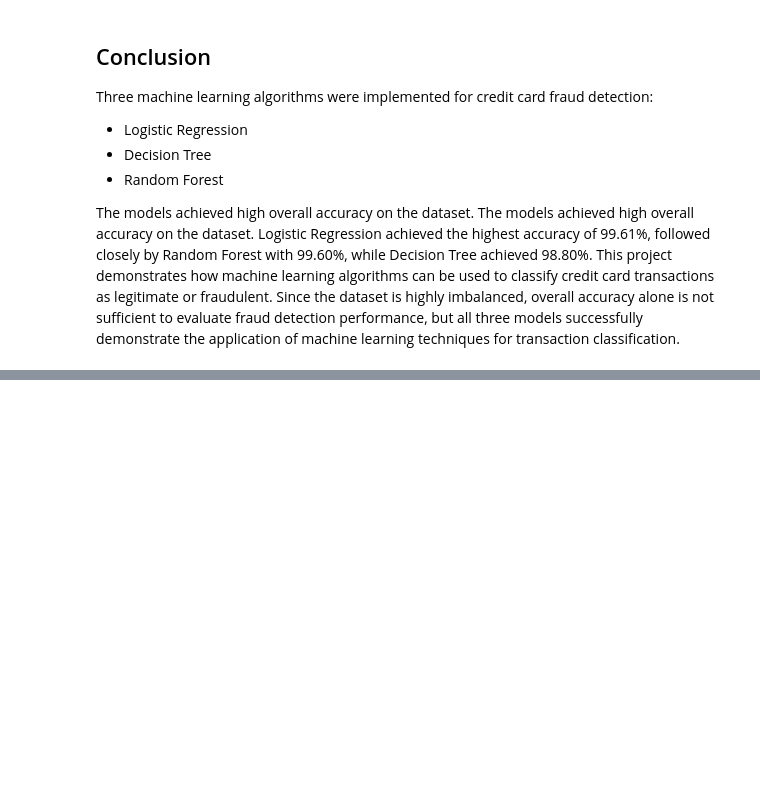
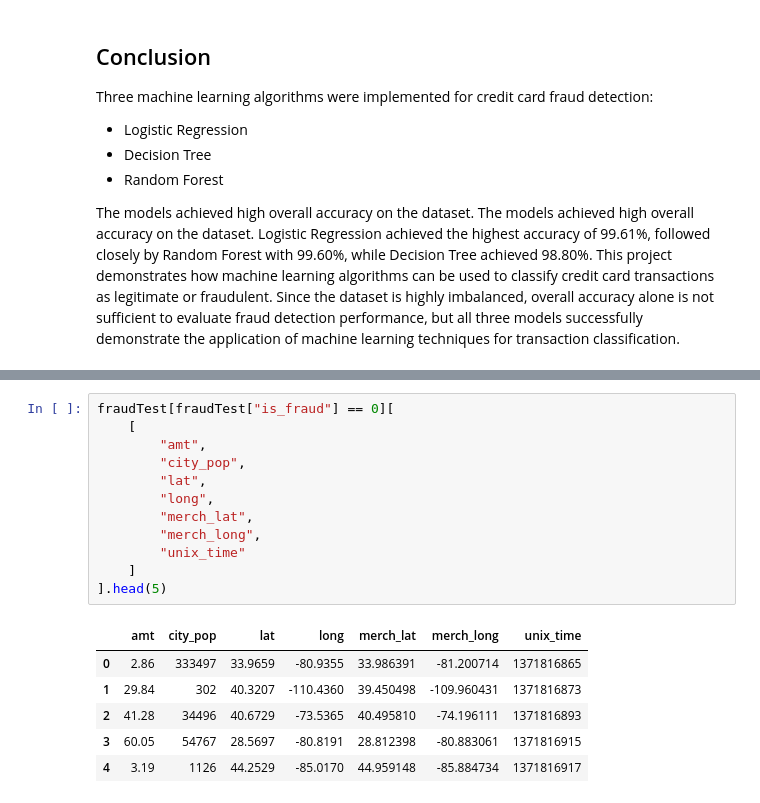
Before and after one commit to vahini7256/CODSOFT_ML_INTERNSHIP, a Jupyter notebook: Task_2_Credit_Card_Fraud_Detection/credit_card_fraud_detection.ipynb, the cells around one changed output, grey strips where cells are left out. Drawn from its saved outputs; the diff is of its cells as text; blank space fills up the shorter version.

```diff
--- a/Task_2_Credit_Card_Fraud_Detection/credit_card_fraud_detection.ipynb
+++ b/Task_2_Credit_Card_Fraud_Detection/credit_card_fraud_detection.ipynb
@@ -283,0 +357,19 @@ The models achieved high overall accuracy on the dataset. The models achieved hi
+# %%
+fraudTest[fraudTest["is_fraud"] == 0][
+    [
+        "amt",
+        "city_pop",
+        "lat",
+        "long",
+        "merch_lat",
+        "merch_long",
+        "unix_time"
+    ]
+].head(5)
+# %% [output]
+|  | amt | city_pop | lat | long | merch_lat | merch_long | unix_time |
+| 0 | 2.86 | 333497 | 33.9659 | -80.9355 | 33.986391 | -81.200714 | 1371816865 |
+| 1 | 29.84 | 302 | 40.3207 | -110.4360 | 39.450498 | -109.960431 | 1371816873 |
+| 2 | 41.28 | 34496 | 40.6729 | -73.5365 | 40.495810 | -74.196111 | 1371816893 |
+| 3 | 60.05 | 54767 | 28.5697 | -80.8191 | 28.812398 | -80.883061 | 1371816915 |
+| 4 | 3.19 | 1126 | 44.2529 | -85.0170 | 44.959148 | -85.884734 | 1371816917 |
```
Also changed, not shown: parts of 20 cells of this notebook, 4 other files.
